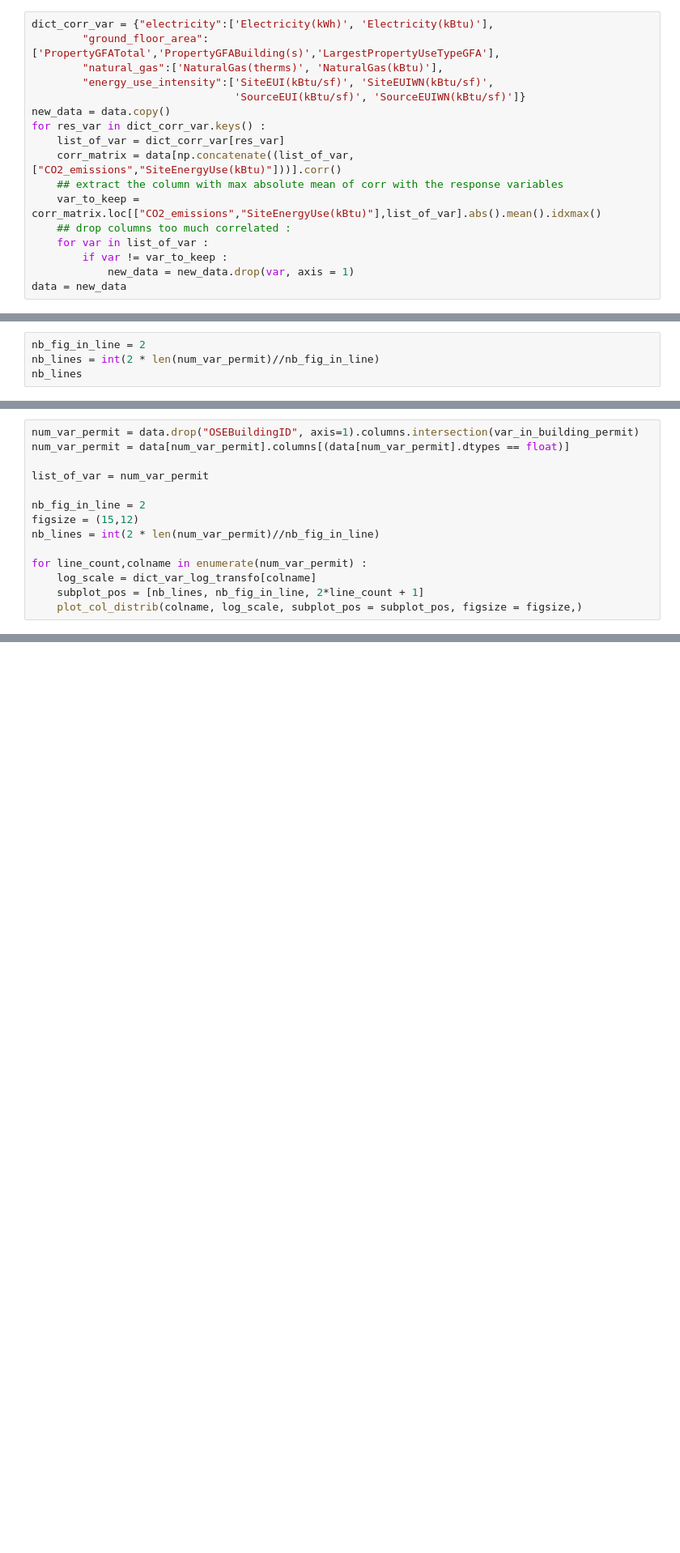
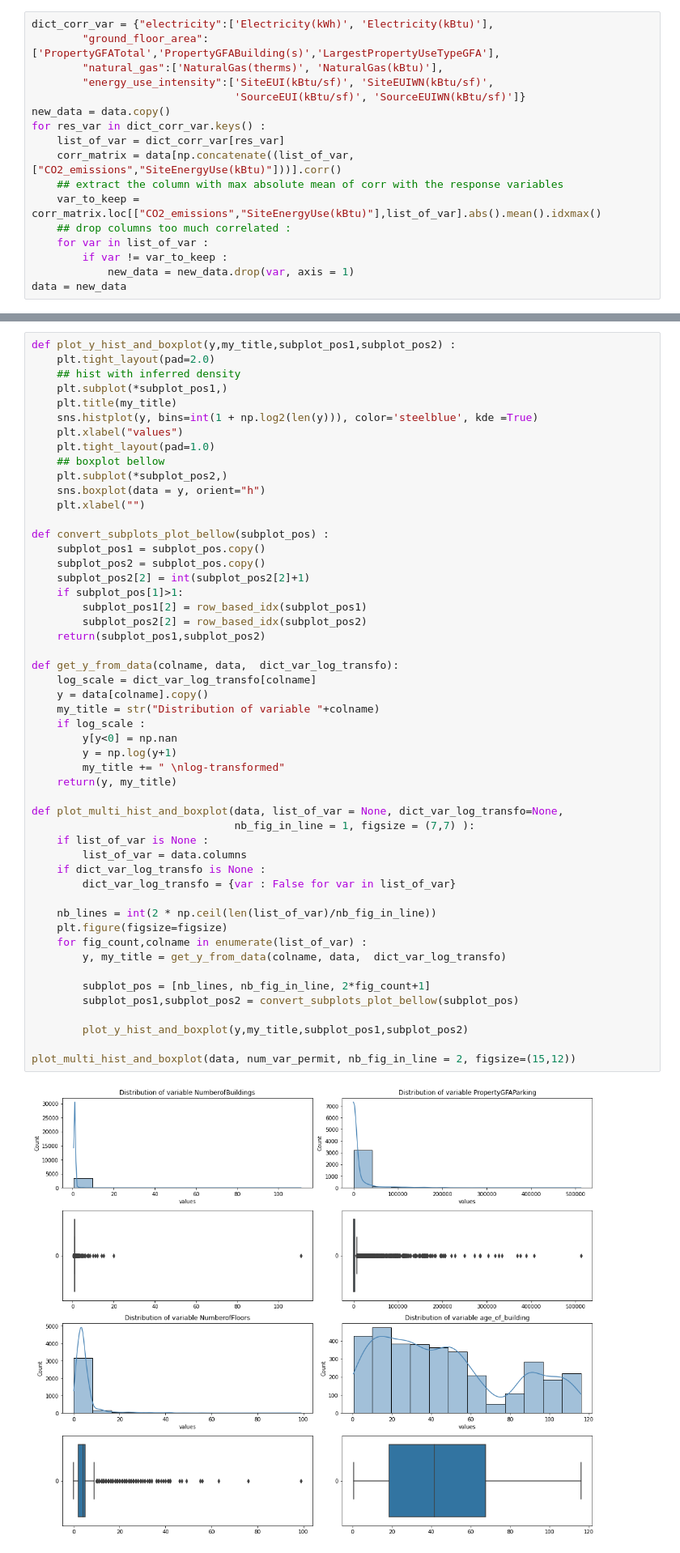
Before and after one commit to ClaireGayral/formation_openclassroom, a Jupyter notebook: P3_gayral_claire/preprocess.ipynb, the cells around one changed output, grey strips where cells are left out. Shown at 81% size. Saved outputs shown, nothing was run; the diff lists cells and outputs as text; blank space fills up the shorter version.

Commit message:
plot multi hist with boxplot bellow ok, save before cleanning

```diff
--- a/P3_gayral_claire/preprocess.ipynb
+++ b/P3_gayral_claire/preprocess.ipynb
@@ -620,4 +591,0 @@ plot_col_distrib(colname, log_scale, figsize = figsize)
-# %%
-nb_fig_in_line = 2
-nb_lines = int(2 * len(num_var_permit)//nb_fig_in_line)
-nb_lines
@@ -626,14 +591,0 @@ nb_lines
-# %%
-num_var_permit = data.drop("OSEBuildingID", axis=1).columns.intersection(var_in_building_permit)
-num_var_permit = data[num_var_permit].columns[(data[num_var_permit].dtypes == float)]
-
-list_of_var = num_var_permit
-
-nb_fig_in_line = 2
-figsize = (15,12)
-nb_lines = int(2 * len(num_var_permit)//nb_fig_in_line)
-
-for line_count,colname in enumerate(num_var_permit) :
-    log_scale = dict_var_log_transfo[colname]
-    subplot_pos = [nb_lines, nb_fig_in_line, 2*line_count + 1]
-    plot_col_distrib(colname, log_scale, subplot_pos = subplot_pos, figsize = figsize,)
@@ -666,0 +608,53 @@ dtype: object
+# %%
+def plot_y_hist_and_boxplot(y,my_title,subplot_pos1,subplot_pos2) :
+    plt.tight_layout(pad=2.0)
+    ## hist with inferred density
+    plt.subplot(*subplot_pos1,)
+    plt.title(my_title)
+    sns.histplot(y, bins=int(1 + np.log2(len(y))), color='steelblue', kde =True)
+    plt.xlabel("values")
+    plt.tight_layout(pad=1.0)
+    ## boxplot bellow
+    plt.subplot(*subplot_pos2,)
+    sns.boxplot(data = y, orient="h")
+    plt.xlabel("")
+
+def convert_subplots_plot_bellow(subplot_pos) :
+    subplot_pos1 = subplot_pos.copy()
+    subplot_pos2 = subplot_pos.copy()
+    subplot_pos2[2] = int(subplot_pos2[2]+1)
+    if subplot_pos[1]>1:
+        subplot_pos1[2] = row_based_idx(subplot_pos1)
+        subplot_pos2[2] = row_based_idx(subplot_pos2)
+    return(subplot_pos1,subplot_pos2)
+
+def get_y_from_data(colname, data,  dict_var_log_transfo):
+    log_scale = dict_var_log_transfo[colname]
+    y = data[colname].copy()
+    my_title = str("Distribution of variable "+colname)
+    if log_scale :
+        y[y<0] = np.nan
+        y = np.log(y+1)
+        my_title += " \nlog-transformed"
+    return(y, my_title)
+
+def plot_multi_hist_and_boxplot(data, list_of_var = None, dict_var_log_transfo=None,
+                                nb_fig_in_line = 1, figsize = (7,7) ):
+    if list_of_var is None :
+        list_of_var = data.columns
+    if dict_var_log_transfo is None :
+        dict_var_log_transfo = {var : False for var in list_of_var}
+
+    nb_lines = int(2 * np.ceil(len(list_of_var)/nb_fig_in_line))
+    plt.figure(figsize=figsize)
+    for fig_count,colname in enumerate(list_of_var) :
+        y, my_title = get_y_from_data(colname, data,  dict_var_log_transfo)
+
+        subplot_pos = [nb_lines, nb_fig_in_line, 2*fig_count+1]
+        subplot_pos1,subplot_pos2 = convert_subplots_plot_bellow(subplot_pos)
+
+        plot_y_hist_and_boxplot(y,my_title,subplot_pos1,subplot_pos2)
+
+plot_multi_hist_and_boxplot(data, num_var_permit, nb_fig_in_line = 2, figsize=(15,12))
+# %% [output]
+[figure, added]
```
Also changed, not shown: parts of 15 cells of this notebook.
